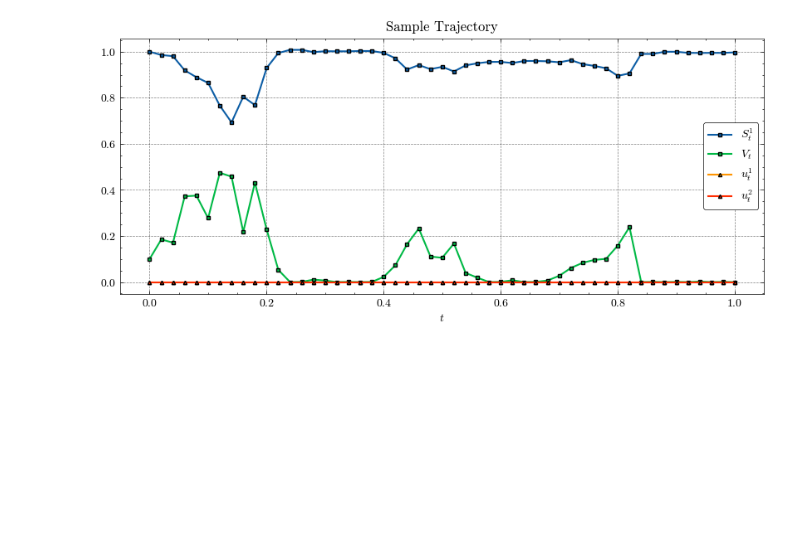
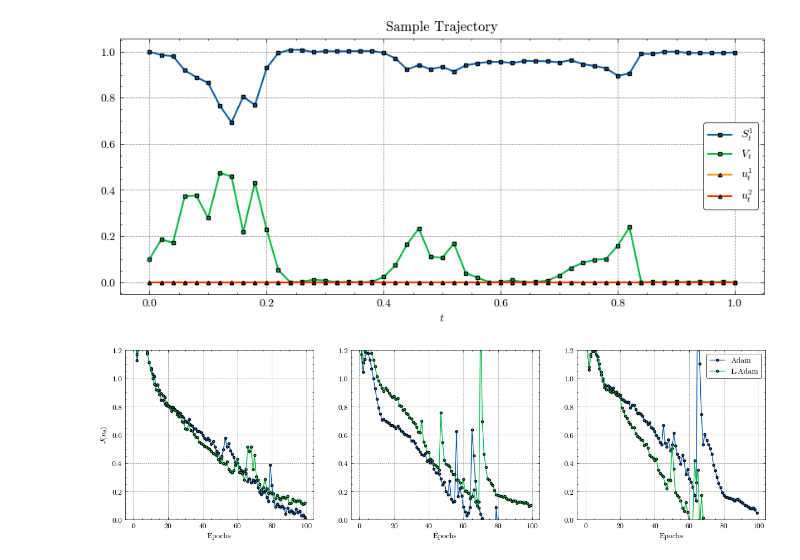
Before and after one commit to SaadSouilmi/Langevin-algorithms-for-deep-stochastic-control, a Jupyter notebook: DeepHedging.ipynb, the cells around one changed output. Cells and saved outputs as stored; diff of their text form; code cells hidden in the pictures; blank space fills up the shorter version.

```diff
--- a/DeepHedging.ipynb
+++ b/DeepHedging.ipynb
@@ -621,3 +618,49 @@ plt.show()
 plt.close()
 # %% [output]
 [figure]
+# %%
+alpha = 0.9
+ell = lambda x: nn.functional.relu(x) / (1.0 - alpha)
+dim = 5
+s0 = 1.0
+v0 = 0.1
+
+
+model_config = dict(
+    T=1.0,
+    dim=dim,
+    ell=ell,
+    a=torch.ones(dim),
+    b=0.04 * torch.ones(dim),
+    sigma=2.0 * torch.ones(dim),
+    rho=-0.7 * torch.ones(dim),
+    K=s0 * torch.ones(dim),
+    T_COST=5e-4,
+    S_0=s0 * torch.ones(dim),
+    V_0=v0 * torch.ones(dim),
+)
+
+control_config = dict(
+    input_dim=1 + 4 * dim,
+    output_dim=2 * dim,
+    hidden_dim=32,
+    depth=4,
+    activation=nn.SiLU(),
+    out_transform=nn.ReLU(),
+)
+# %%
+adam_single_ctrl = test_diag_single_ctrl(
+    model_config,
+    [30, 50, 100],
+    control_config,
+    torch.optim.Adam,
+    LAdam,
+    "Adam",
+    2e-3,
+    2e-4,
+    [2e-5, 2e-5, 2e-5],
+    100,
+    80,
+)
+# %% [output]
+[figure, added]
```
Also changed, not shown: parts of 1 cell of this notebook, 2 other files.
